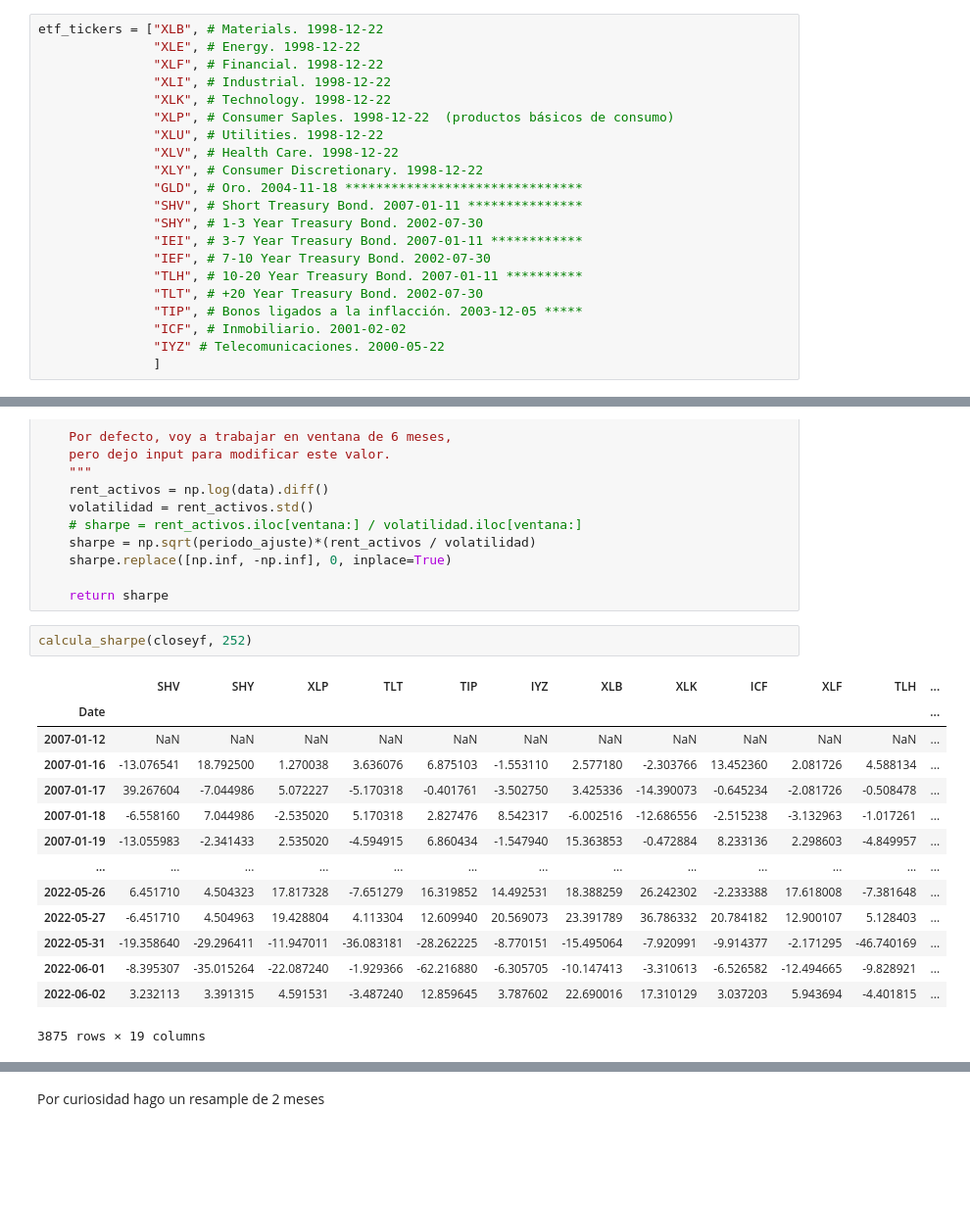
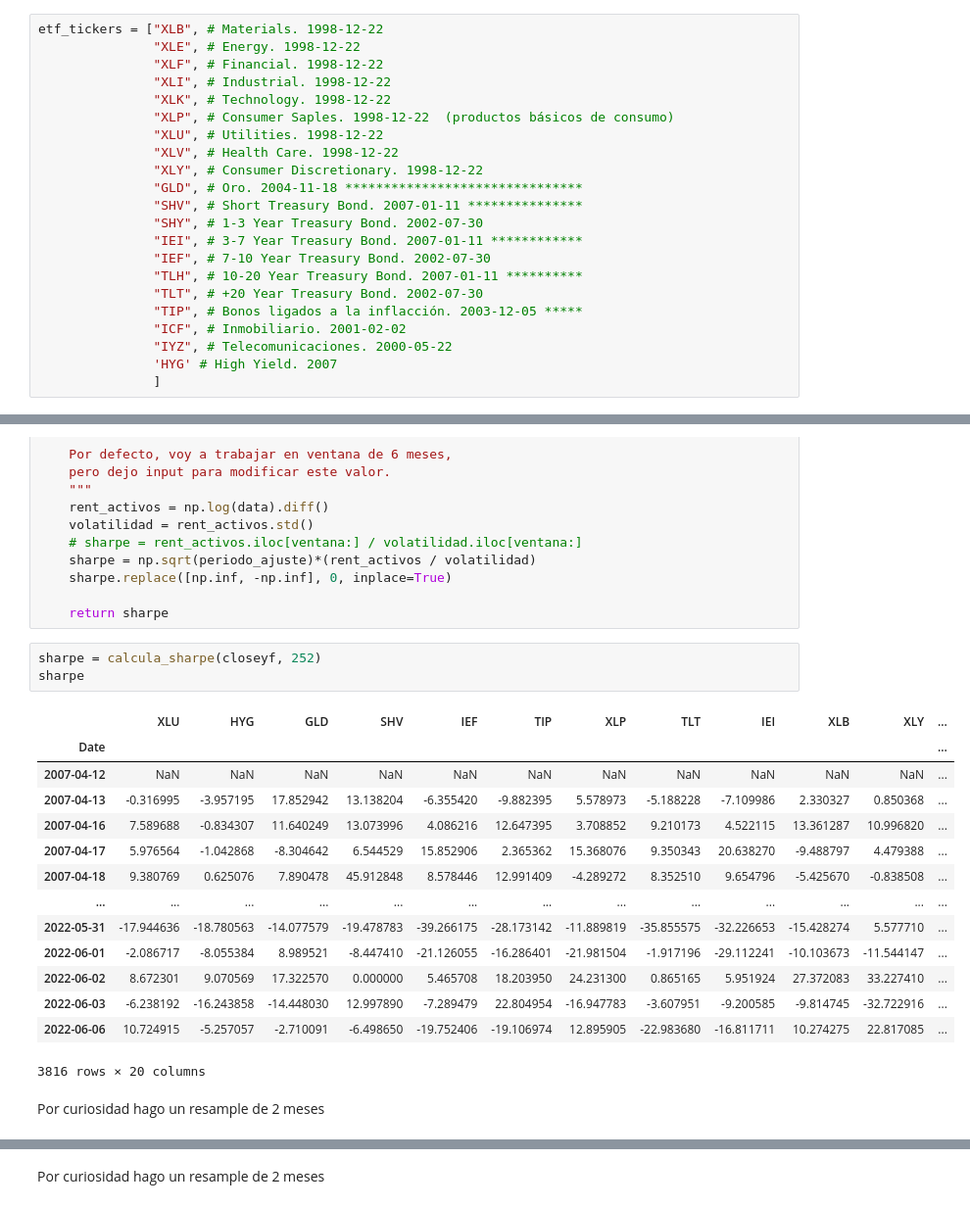
Before and after one commit to NicoGuillen/Backtest, a Jupyter notebook: Quant_Features.ipynb, the cells around one changed output, grey strips where cells are left out. Shown: that part at 98% size. Saved outputs shown, nothing was run; the diff lists cells and outputs as text; blank space fills up the shorter version.

```diff
--- a/Quant_Features.ipynb
+++ b/Quant_Features.ipynb
@@ -49,7 +50,8 @@ etf_tickers = ["XLB", # Materials. 1998-12-22
                "TLT", # +20 Year Treasury Bond. 2002-07-30
                "TIP", # Bonos ligados a la inflacción. 2003-12-05 *****
                "ICF", # Inmobiliario. 2001-02-02
-               "IYZ" # Telecomunicaciones. 2000-05-22
+               "IYZ", # Telecomunicaciones. 2000-05-22
+               'HYG' # High Yield. 2007
                ]
 # %%
 etf_highYield = ['HYG', 'PHB', 'JNK', 'BKLN']
@@ -486,19 +486,22 @@ def calcula_sharpe(data, periodo_ajuste=252):
 
     return sharpe
 # %%
-calcula_sharpe(closeyf, 252)
+sharpe = calcula_sharpe(closeyf, 252)
+sharpe
 # %% [output]
-|  | SHV | SHY | XLP | TLT | TIP | IYZ | XLB | XLK | ICF | XLF | TLH | ... |
+|  | XLU | HYG | GLD | SHV | IEF | TIP | XLP | TLT | IEI | XLB | XLY | ... |
 | Date |  |  |  |  |  |  |  |  |  |  |  | ... |
-| 2007-01-12 | NaN | NaN | NaN | NaN | NaN | NaN | NaN | NaN | NaN | NaN | NaN | ... |
-| 2007-01-16 | -13.076541 | 18.792500 | 1.270038 | 3.636076 | 6.875103 | -1.553110 | 2.577180 | -2.303766 | 13.452360 | 2.081726 | 4.588134 | ... |
-| 2007-01-17 | 39.267604 | -7.044986 | 5.072227 | -5.170318 | -0.401761 | -3.502750 | 3.425336 | -14.390073 | -0.645234 | -2.081726 | -0.508478 | ... |
-| 2007-01-18 | -6.558160 | 7.044986 | -2.535020 | 5.170318 | 2.827476 | 8.542317 | -6.002516 | -12.686556 | -2.515238 | -3.132963 | -1.017261 | ... |
-| 2007-01-19 | -13.055983 | -2.341433 | 2.535020 | -4.594915 | 6.860434 | -1.547940 | 15.363853 | -0.472884 | 8.233136 | 2.298603 | -4.849957 | ... |
+| 2007-04-12 | NaN | NaN | NaN | NaN | NaN | NaN | NaN | NaN | NaN | NaN | NaN | ... |
+| 2007-04-13 | -0.316995 | -3.957195 | 17.852942 | 13.138204 | -6.355420 | -9.882395 | 5.578973 | -5.188228 | -7.109986 | 2.330327 | 0.850368 | ... |
+| 2007-04-16 | 7.589688 | -0.834307 | 11.640249 | 13.073996 | 4.086216 | 12.647395 | 3.708852 | 9.210173 | 4.522115 | 13.361287 | 10.996820 | ... |
+| 2007-04-17 | 5.976564 | -1.042868 | -8.304642 | 6.544529 | 15.852906 | 2.365362 | 15.368076 | 9.350343 | 20.638270 | -9.488797 | 4.479388 | ... |
+| 2007-04-18 | 9.380769 | 0.625076 | 7.890478 | 45.912848 | 8.578446 | 12.991409 | -4.289272 | 8.352510 | 9.654796 | -5.425670 | -0.838508 | ... |
 | ... | ... | ... | ... | ... | ... | ... | ... | ... | ... | ... | ... | ... |
-| 2022-05-26 | 6.451710 | 4.504323 | 17.817328 | -7.651279 | 16.319852 | 14.492531 | 18.388259 | 26.242302 | -2.233388 | 17.618008 | -7.381648 | ... |
-| 2022-05-27 | -6.451710 | 4.504963 | 19.428804 | 4.113304 | 12.609940 | 20.569073 | 23.391789 | 36.786332 | 20.784182 | 12.900107 | 5.128403 | ... |
-| 2022-05-31 | -19.358640 | -29.296411 | -11.947011 | -36.083181 | -28.262225 | -8.770151 | -15.495064 | -7.920991 | -9.914377 | -2.171295 | -46.740169 | ... |
-| 2022-06-01 | -8.395307 | -35.015264 | -22.087240 | -1.929366 | -62.216880 | -6.305705 | -10.147413 | -3.310613 | -6.526582 | -12.494665 | -9.828921 | ... |
-| 2022-06-02 | 3.232113 | 3.391315 | 4.591531 | -3.487240 | 12.859645 | 3.787602 | 22.690016 | 17.310129 | 3.037203 | 5.943694 | -4.401815 | ... |
+| 2022-05-31 | -17.944636 | -18.780563 | -14.077579 | -19.478783 | -39.266175 | -28.173142 | -11.889819 | -35.855575 | -32.226653 | -15.428274 | 5.577710 | ... |
+| 2022-06-01 | -2.086717 | -8.055384 | 8.989521 | -8.447410 | -21.126055 | -16.286401 | -21.981504 | -1.917196 | -29.112241 | -10.103673 | -11.544147 | ... |
+| 2022-06-02 | 8.672301 | 9.070569 | 17.322570 | 0.000000 | 5.465708 | 18.203950 | 24.231300 | 0.865165 | 5.951924 | 27.372083 | 33.227410 | ... |
+| 2022-06-03 | -6.238192 | -16.243858 | -14.448030 | 12.997890 | -7.289479 | 22.804954 | -16.947783 | -3.607951 | -9.200585 | -9.814745 | -32.722916 | ... |
+| 2022-06-06 | 10.724915 | -5.257057 | -2.710091 | -6.498650 | -19.752406 | -19.106974 | 12.895905 | -22.983680 | -16.811711 | 10.274275 | 22.817085 | ... |
-3875 rows × 19 columns
+3816 rows × 20 columns
+# %% [markdown]
+Por curiosidad hago un resample de 2 meses
```
Also changed, not shown: parts of 45 cells of this notebook, 1 other file.
